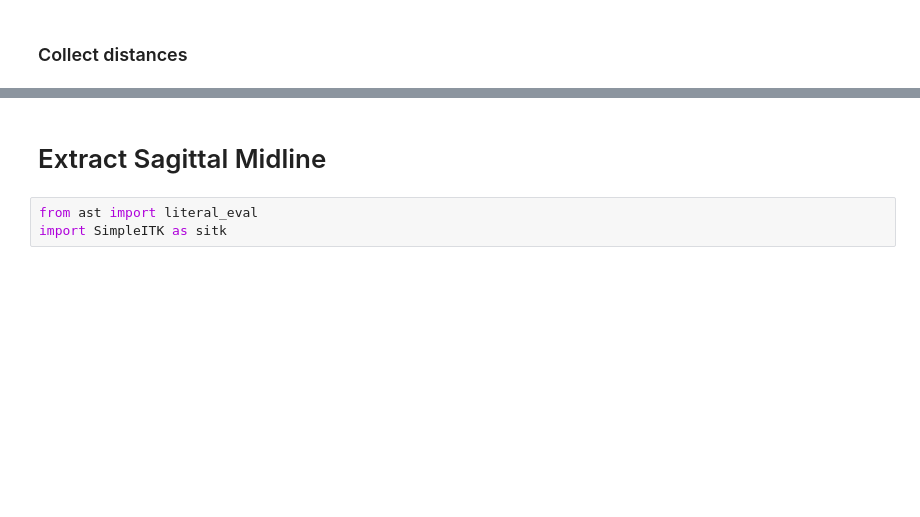
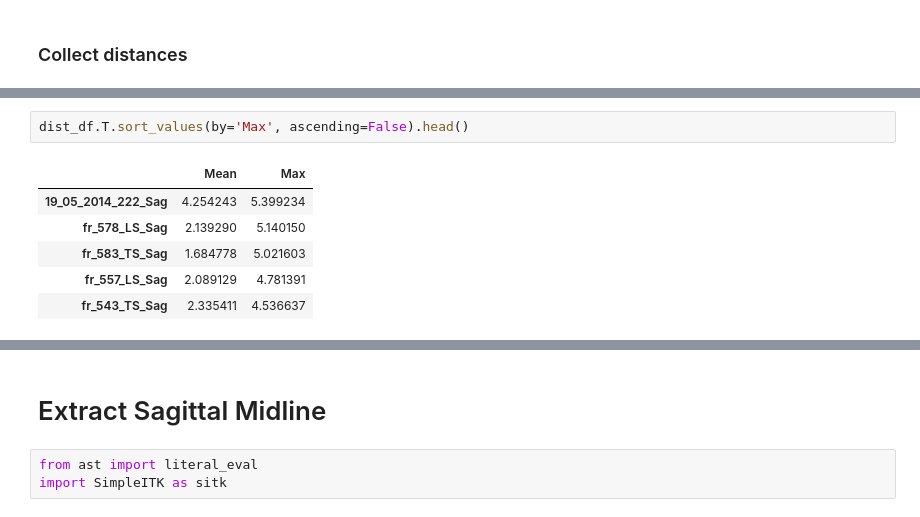
Before and after one commit to DMcSweeney/coronal_sagittal_cnn, a Jupyter notebook: notebooks/midline_post.ipynb, the cells around one changed output, grey strips where cells are left out. Drawn from its saved outputs; the diff is of its cells as text; blank space fills up the shorter version.

```diff
--- a/notebooks/midline_post.ipynb
+++ b/notebooks/midline_post.ipynb
@@ -216,0 +227,9 @@ display(dist_df.T.head())
+# %%
+dist_df.T.sort_values(by='Max', ascending=False).head()
+# %% [output]
+|  | Mean | Max |
+| 19_05_2014_222_Sag | 4.254243 | 5.399234 |
+| fr_578_LS_Sag | 2.139290 | 5.140150 |
+| fr_583_TS_Sag | 1.684778 | 5.021603 |
+| fr_557_LS_Sag | 2.089129 | 4.781391 |
+| fr_543_TS_Sag | 2.335411 | 4.536637 |
```
Also changed, not shown: parts of 10 cells of this notebook, 7 other files.
